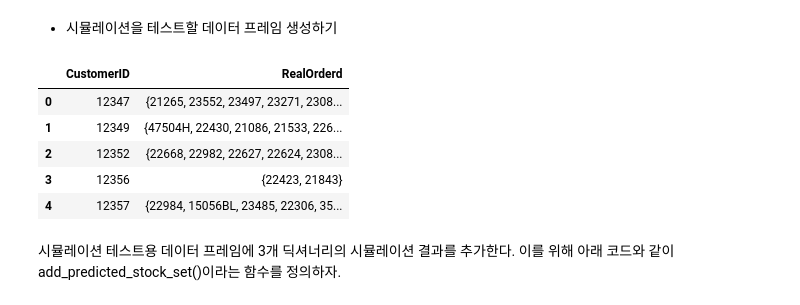
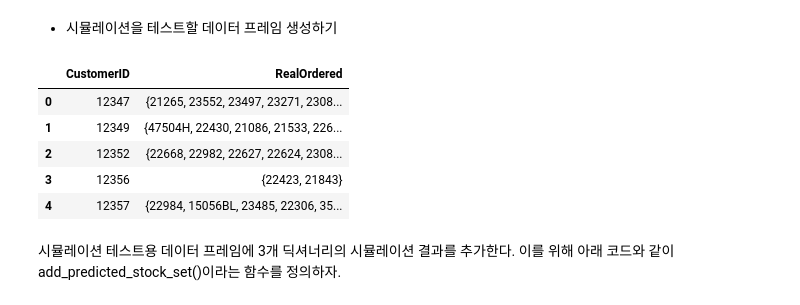
Before and after one commit to jaeyoon89/python_data_analysis, a Jupyter notebook: ch5-2_recommendation_for_retailer.ipynb, the cells around one changed output. Drawn from its saved outputs; the diff is of its cells as text; code cells hidden in the pictures.

```diff
--- a/ch5-2_recommendation_for_retailer.ipynb
+++ b/ch5-2_recommendation_for_retailer.ipynb
@@ -638,10 +638,10 @@ print(str(total_prediction_dict)[:300] + "...")
 # %%
 # 11월 이후의 데이터를 테스트 데이터셋으로 사용하기 위한 데이터 프레임을 생성한다.
 simulation_test_df = df_year_end.groupby('CustomerID')['StockCode'].apply(set).reset_index()
-simulation_test_df.columns = ['CustomerID','RealOrderd']
+simulation_test_df.columns = ['CustomerID','RealOrdered']
 simulation_test_df.head()
 # %% [output]
-|  | CustomerID | RealOrderd |
+|  | CustomerID | RealOrdered |
 | 0 | 12347 | {21265, 23552, 23497, 23271, 2308... |
 | 1 | 12349 | {47504H, 22430, 21086, 21533, 226... |
 | 2 | 12352 | {22668, 22982, 22627, 22624, 2308... |
```
Also changed, not shown: parts of 27 cells of this notebook.
